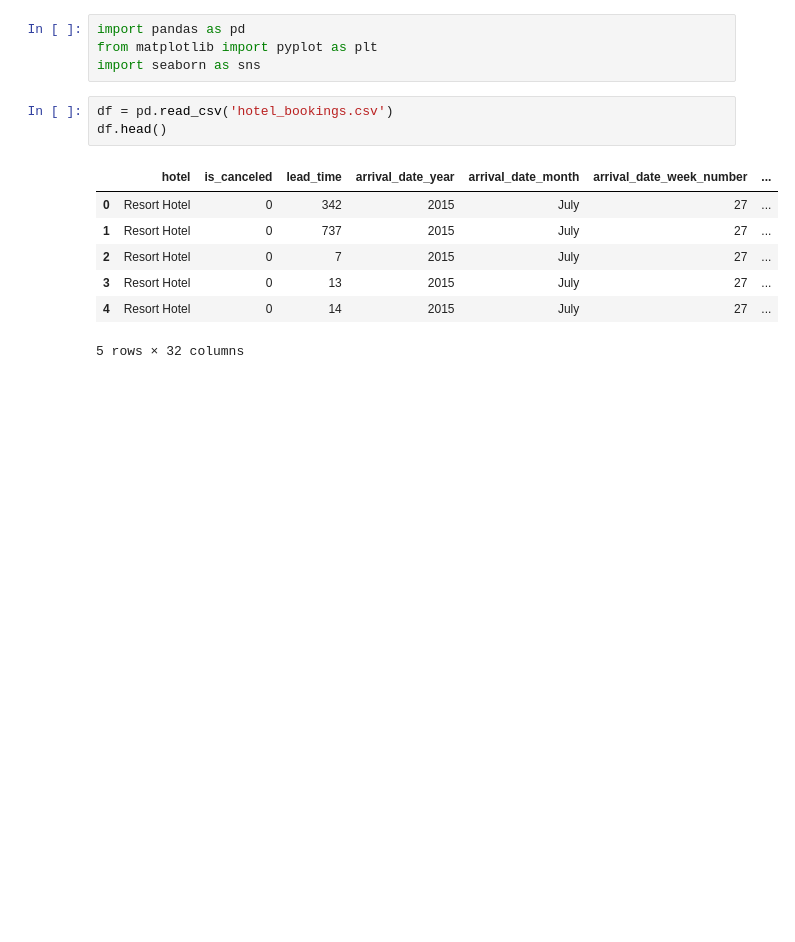
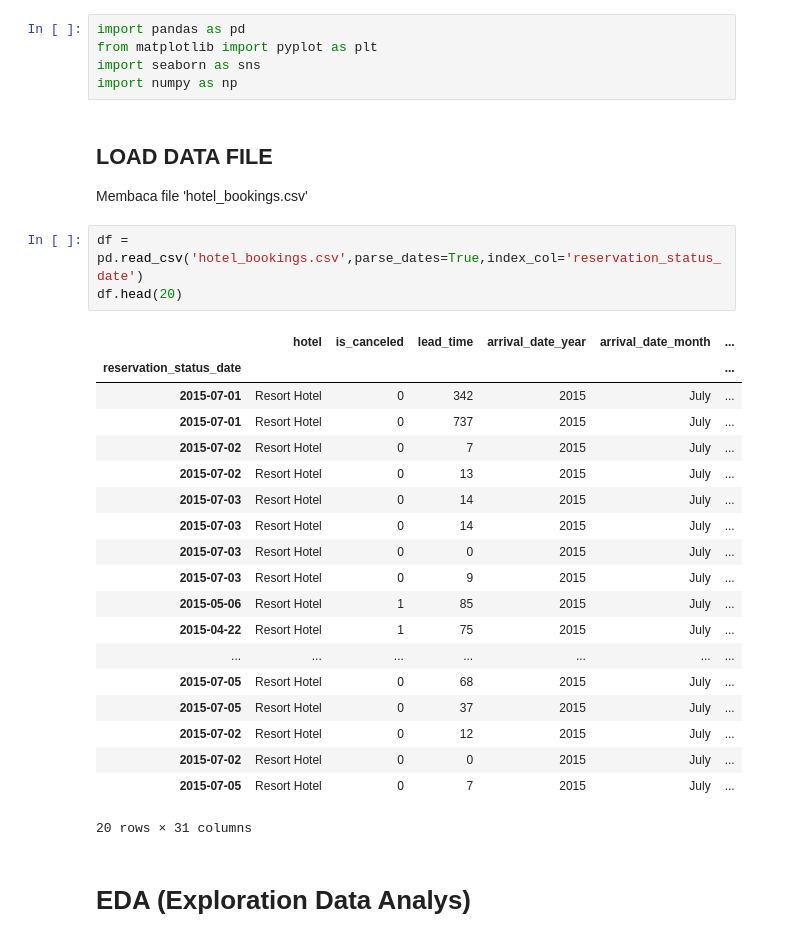
Before and after one commit to cahyoardhi/ugm-find-it-data-analytic, a Jupyter notebook: analyst.ipynb, the cells around one changed output. Saved outputs shown, nothing was run; the diff lists cells and outputs as text; blank space fills up the shorter version.

Commit message:
update data analyst

```diff
--- a/analyst.ipynb
+++ b/analyst.ipynb
@@ -2,17 +10,36 @@
 import pandas as pd
 from matplotlib import pyplot as plt
 import seaborn as sns
+import numpy as np
+# %% [markdown]
+## LOAD DATA FILE
+
+Membaca file 'hotel_bookings.csv'
 # %%
-df = pd.read_csv('hotel_bookings.csv')
-df.head()
+df = pd.read_csv('hotel_bookings.csv',parse_dates=True,index_col='reservation_status_date')
+df.head(20)
 # %% [output]
-|  | hotel | is_canceled | lead_time | arrival_date_year | arrival_date_month | arrival_date_week_number | ... |
-| 0 | Resort Hotel | 0 | 342 | 2015 | July | 27 | ... |
-| 1 | Resort Hotel | 0 | 737 | 2015 | July | 27 | ... |
-| 2 | Resort Hotel | 0 | 7 | 2015 | July | 27 | ... |
-| 3 | Resort Hotel | 0 | 13 | 2015 | July | 27 | ... |
-| 4 | Resort Hotel | 0 | 14 | 2015 | July | 27 | ... |
+|  | hotel | is_canceled | lead_time | arrival_date_year | arrival_date_month | ... |
+| reservation_status_date |  |  |  |  |  | ... |
+| 2015-07-01 | Resort Hotel | 0 | 342 | 2015 | July | ... |
+| 2015-07-01 | Resort Hotel | 0 | 737 | 2015 | July | ... |
+| 2015-07-02 | Resort Hotel | 0 | 7 | 2015 | July | ... |
+| 2015-07-02 | Resort Hotel | 0 | 13 | 2015 | July | ... |
+| 2015-07-03 | Resort Hotel | 0 | 14 | 2015 | July | ... |
+| 2015-07-03 | Resort Hotel | 0 | 14 | 2015 | July | ... |
+| 2015-07-03 | Resort Hotel | 0 | 0 | 2015 | July | ... |
+| 2015-07-03 | Resort Hotel | 0 | 9 | 2015 | July | ... |
+| 2015-05-06 | Resort Hotel | 1 | 85 | 2015 | July | ... |
+| 2015-04-22 | Resort Hotel | 1 | 75 | 2015 | July | ... |
+| ... | ... | ... | ... | ... | ... | ... |
+| 2015-07-05 | Resort Hotel | 0 | 68 | 2015 | July | ... |
+| 2015-07-05 | Resort Hotel | 0 | 37 | 2015 | July | ... |
+| 2015-07-02 | Resort Hotel | 0 | 12 | 2015 | July | ... |
+| 2015-07-02 | Resort Hotel | 0 | 0 | 2015 | July | ... |
+| 2015-07-05 | Resort Hotel | 0 | 7 | 2015 | July | ... |
-5 rows × 32 columns
+20 rows × 31 columns
+# %% [markdown]
+# EDA (Exploration Data Analys)
 # %%
 df.info()
 # %% [output]
```
Also changed, not shown: parts of 5 cells of this notebook.
